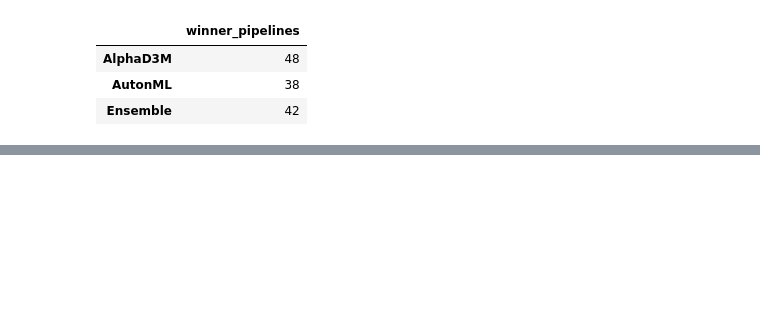
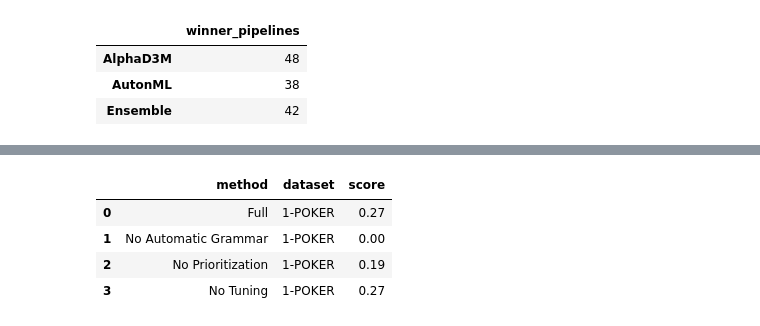
Before and after one commit to VIDA-NYU/alphad3m, a Jupyter notebook: scripts/paper_automlconference/d3m_datasets_experiments.ipynb, the cells around one changed output, grey strips where cells are left out. Saved outputs shown, nothing was run; the diff lists cells and outputs as text; code cells hidden in the pictures; blank space fills up the shorter version.

Commit message:
Add the analysis of the ablation study

```diff
--- a/scripts/paper_automlconference/d3m_datasets_experiments.ipynb
+++ b/scripts/paper_automlconference/d3m_datasets_experiments.ipynb
@@ -155,0 +199,12 @@ winner_pipelines_top_3(performances)
+# %%
+performances = pd.read_csv('resource/ablationstudy_results.csv')
+selected_datasets = ['1567_poker_hand_MIN_METADATA', '313_spectrometer_MIN_METADATA', '27_wordLevels_MIN_METADATA', 'LL1_GS_process_classification_tabular_MIN_METADATA', '299_libras_move_MIN_METADATA']
+performances = performances[performances['dataset'].isin(selected_datasets)]
+performances = performances.replace('1567_poker_hand_MIN_METADATA', '1-POKER')
+performances = performances.replace('27_wordLevels_MIN_METADATA', '2-WORDS')
+performances = performances.replace('313_spectrometer_MIN_METADATA', '3-SPECTRO')
+performances = performances.replace('LL1_GS_process_classification_tabular_MIN_METADATA', '4-GS')
+performances = performances.replace('299_libras_move_MIN_METADATA', '5-LIBRAS')
+performances['score'] = performances['score'].round(decimals=2)
+
+plot_comparison_performances(performances)
@@ -155,0 +213,9 @@ winner_pipelines_top_3(performances)
+# %%
+dataset = '1-POKER'
+performances[performances['dataset'] == dataset].groupby(['method', 'dataset'], sort=False)['score'].max().reset_index()
+# %% [output]
+|  | method | dataset | score |
+| 0 | Full | 1-POKER | 0.27 |
+| 1 | No Automatic Grammar | 1-POKER | 0.00 |
+| 2 | No Prioritization | 1-POKER | 0.19 |
+| 3 | No Tuning | 1-POKER | 0.27 |
```
Also changed, not shown: parts of 6 cells of this notebook, 1 other file.
